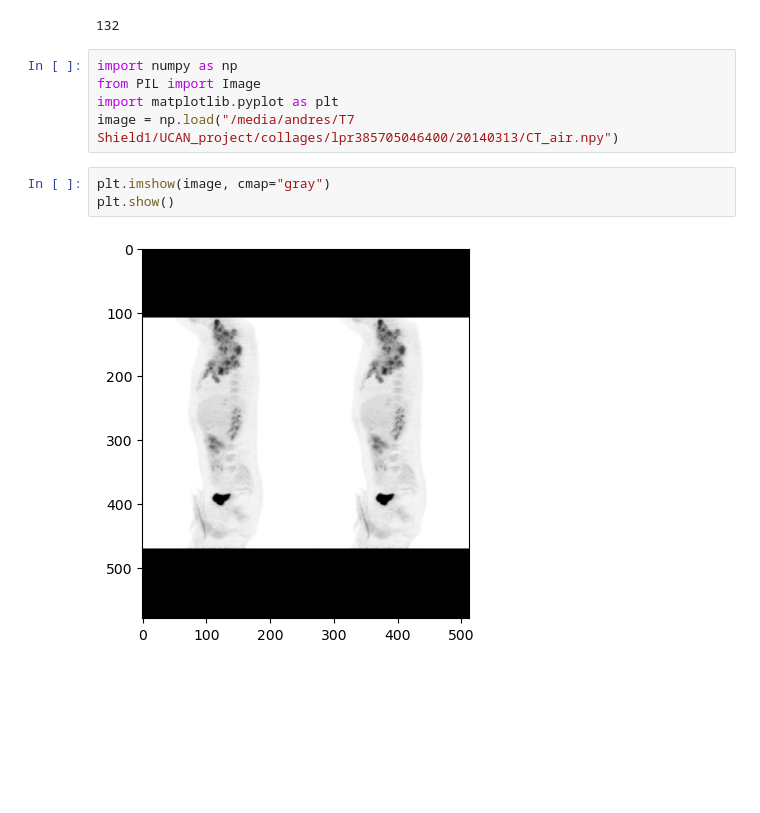
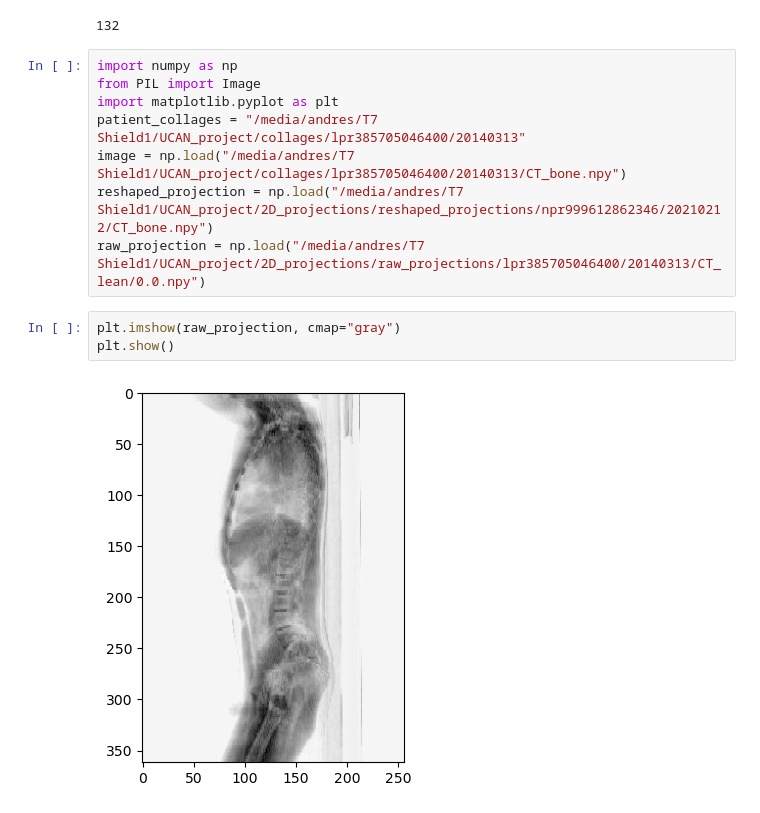
Before and after one commit to NickosKal/UCAN-PET-CT-image-data-handling-pipeline, a Jupyter notebook: testing_scripts/testpatientsondisk1and2.ipynb, the cells around one changed output. Cells and saved outputs as stored; diff of their text form; blank space fills up the shorter version.

```diff
--- a/testing_scripts/testpatientsondisk1and2.ipynb
+++ b/testing_scripts/testpatientsondisk1and2.ipynb
@@ -695,9 +695,12 @@ len(distorted['wd']) + len(distorted['bd'])
 import numpy as np
 from PIL import Image
 import matplotlib.pyplot as plt
-image = np.load("/media/andres/T7 Shield1/UCAN_project/collages/lpr385705046400/20140313/CT_air.npy")
+patient_collages = "/media/andres/T7 Shield1/UCAN_project/collages/lpr385705046400/20140313"
+image = np.load("/media/andres/T7 Shield1/UCAN_project/collages/lpr385705046400/20140313/CT_bone.npy")
+reshaped_projection = np.load("/media/andres/T7 Shield1/UCAN_project/2D_projections/reshaped_projections/npr999612862346/20210212/CT_bone.npy")
+raw_projection = np.load("/media/andres/T7 Shield1/UCAN_project/2D_projections/raw_projections/lpr385705046400/20140313/CT_lean/0.0.npy")
 # %%
-plt.imshow(image, cmap="gray")
+plt.imshow(raw_projection, cmap="gray")
 plt.show()
 # %% [output]
-[figure, old version]
+[figure, new version]
```
Also changed, not shown: 10 other files.
